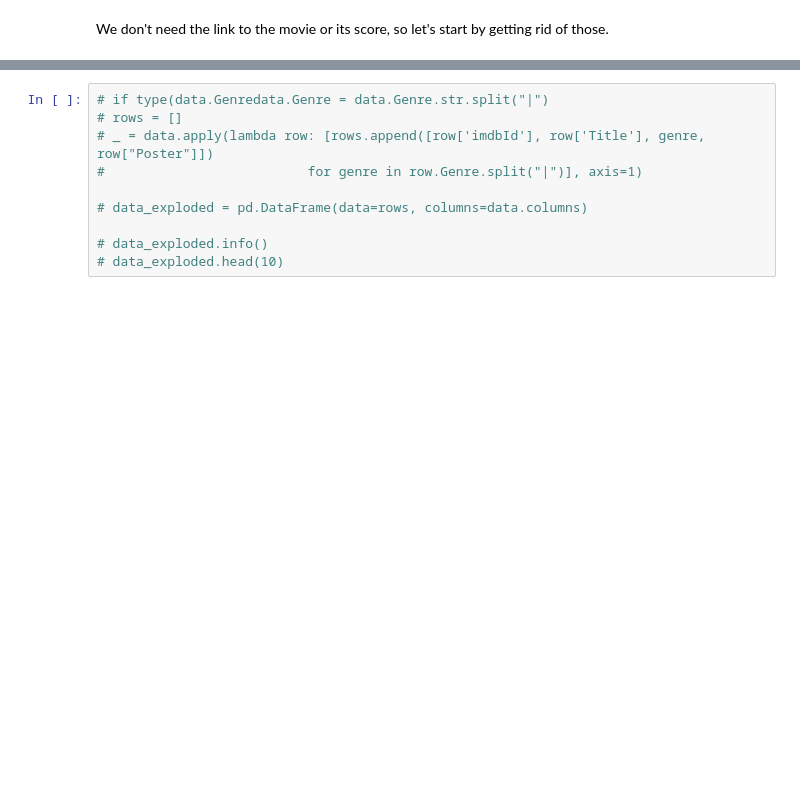
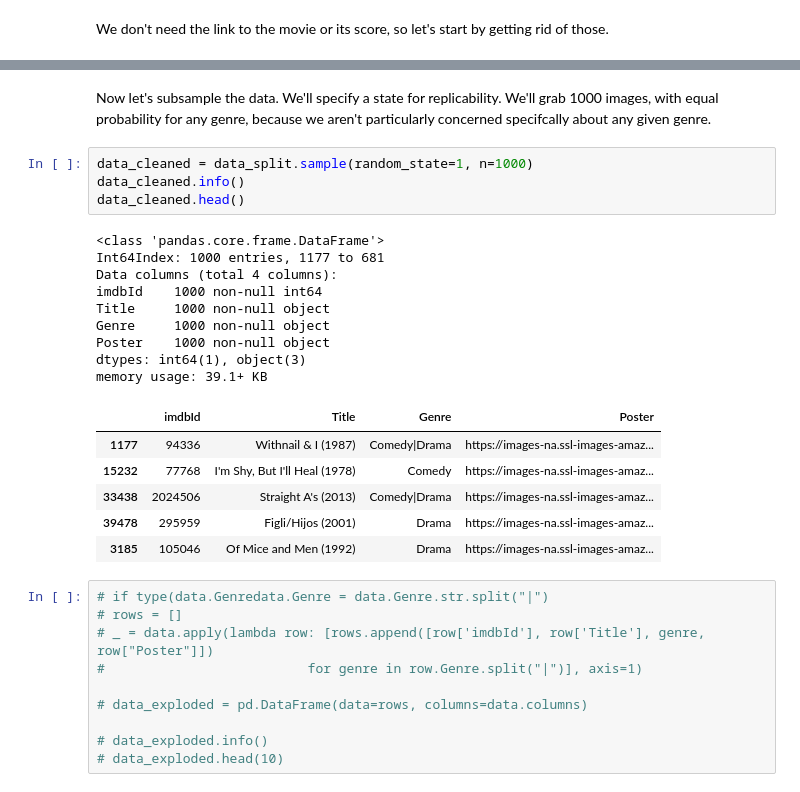
Before and after one commit to Thakugan/machine-learning-notebooks, a Jupyter notebook: 3-exploring-image-data/movie-poster-genre.ipynb, the cells around one changed output, grey strips where cells are left out. Saved outputs shown, nothing was run; the diff lists cells and outputs as text; blank space fills up the shorter version.

```diff
--- a/3-exploring-image-data/movie-poster-genre.ipynb
+++ b/3-exploring-image-data/movie-poster-genre.ipynb
@@ -86,3 +136,25 @@ This operation was adapted from the Stack Overflow answer found [here](https://s
+# %% [markdown]
+Now let's subsample the data. We'll specify a state for replicability. We'll grab 1000 images, with equal probability for any genre, because we aren't particularly concerned specifcally about any given genre.
+# %%
+data_cleaned = data_split.sample(random_state=1, n=1000)
+data_cleaned.info()
+data_cleaned.head()
+# %% [output]
+<class 'pandas.core.frame.DataFrame'>
+Int64Index: 1000 entries, 1177 to 681
+Data columns (total 4 columns):
+imdbId    1000 non-null int64
+Title     1000 non-null object
+Genre     1000 non-null object
+Poster    1000 non-null object
+dtypes: int64(1), object(3)
+memory usage: 39.1+ KB
+|  | imdbId | Title | Genre | Poster |
+| 1177 | 94336 | Withnail & I (1987) | Comedy|Drama | https://images-na.ssl-images-amaz... |
+| 15232 | 77768 | I'm Shy, But I'll Heal (1978) | Comedy | https://images-na.ssl-images-amaz... |
+| 33438 | 2024506 | Straight A's (2013) | Comedy|Drama | https://images-na.ssl-images-amaz... |
+| 39478 | 295959 | Figli/Hijos (2001) | Drama | https://images-na.ssl-images-amaz... |
+| 3185 | 105046 | Of Mice and Men (1992) | Drama | https://images-na.ssl-images-amaz... |
 # %%
 # if type(data.Genredata.Genre = data.Genre.str.split("|")
 # rows = []
```
Also changed, not shown: parts of 20 cells of this notebook.
